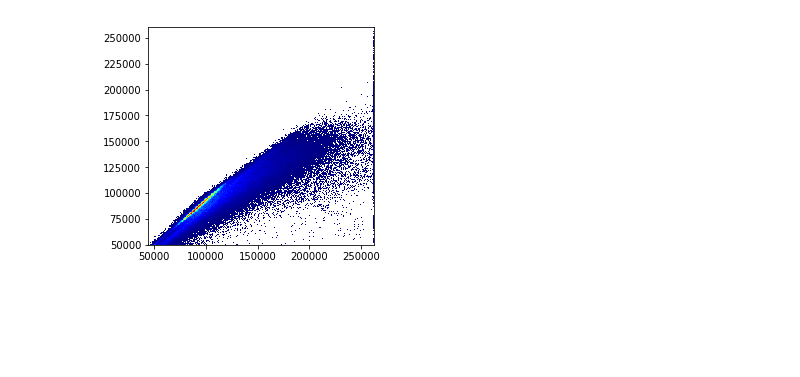
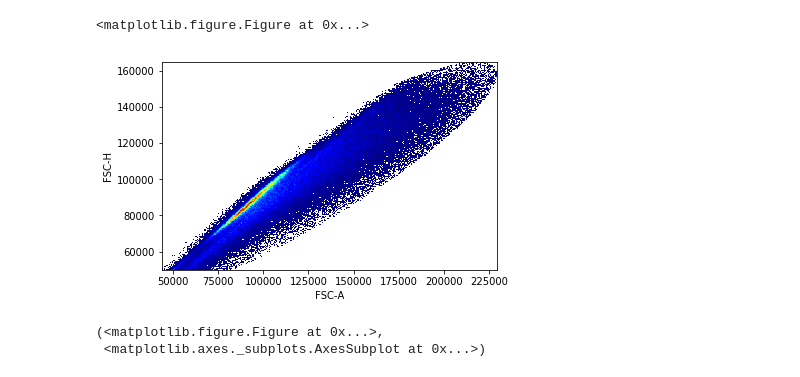
Before and after one commit to LudvigEk/aligater, a Jupyter notebook: pyAliGater_testing.ipynb, the cells around one changed output. Cells and saved outputs as stored; diff of their text form; code cells hidden in the pictures; blank space fills up the shorter version.

Commit message:
Added principal component functions and tweaked plotting functionality

```diff
--- a/pyAliGater_testing.ipynb
+++ b/pyAliGater_testing.ipynb
@@ -27,0 +29,4 @@ gate = ag.getGatedVector(fcsDF, "FSC-A")
+# %%
+barycenter, eigen1, eigen2 = ag.getPCs(fcsDF, "FSC-A", "FSC-H", no_clutter)
+# %%
+PC1, PC2 = ag.getPCSemiAxis(barycenter, eigen1, eigen2, 3, 3)
@@ -28,4 +44,13 @@ gate = ag.getGatedVector(fcsDF, "FSC-A")
+# %%
+axis1=np.sqrt(np.sum(np.square(np.subtract(PC1,barycenter))))
+axis2=np.sqrt(np.sum(np.square(np.subtract(PC2,barycenter))))
+angle=math.atan(np.subtract(PC1,barycenter)[1]/np.subtract(PC1,barycenter)[0])
+# %%
+singlets = ag.gateEllipsoid(fcsDF, "FSC-A", "FSC-H",xCenter=barycenter[0],yCenter=barycenter[1],majorRadii=axis1, minorRadii=axis2,theta=angle,vI=no_clutter)
 # %%
-ag.plotHeatmap(fcsDF, "FSC-A","FSC-H")
+ag.plotHeatmap(fcsDF, "FSC-A", "FSC-H", singlets)
 # %% [output]
+<matplotlib.figure.Figure at 0x...>
-[figure, old version]
+[figure, new version]
+(<matplotlib.figure.Figure at 0x...>,
+ <matplotlib.axes._subplots.AxesSubplot at 0x...>)
```
Also changed, not shown: parts of 11 cells of this notebook, 3 other files.
